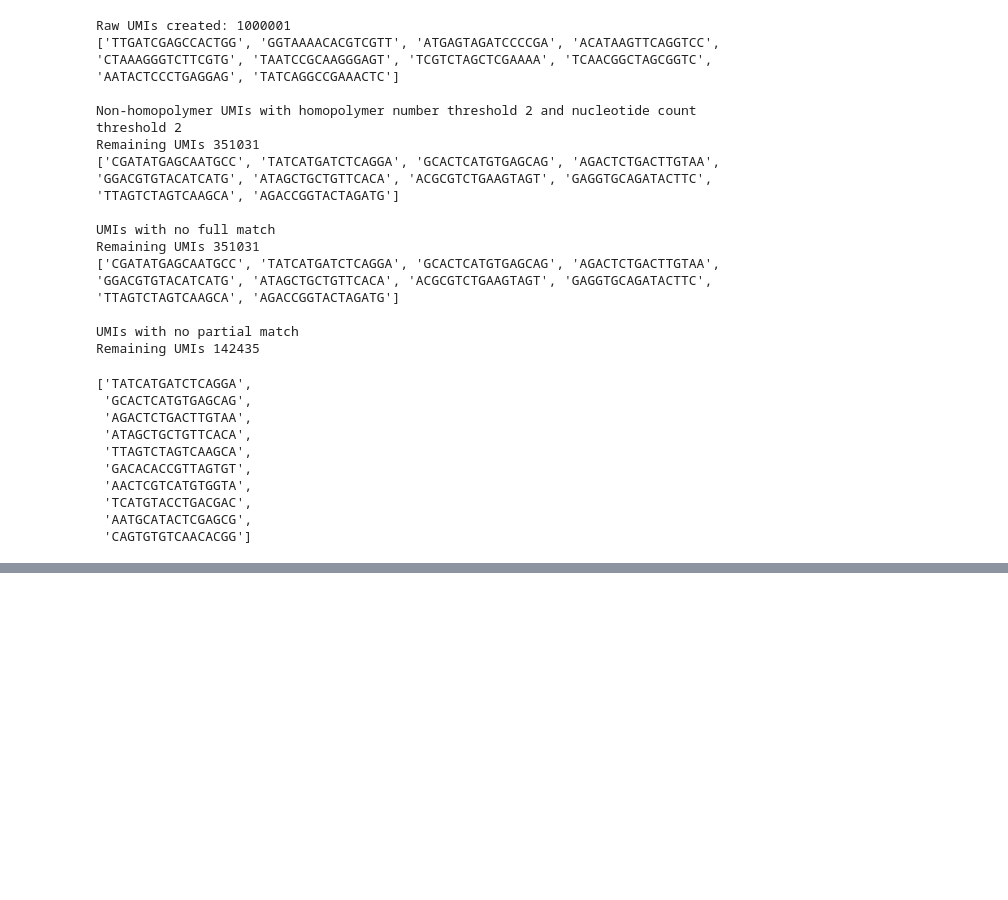
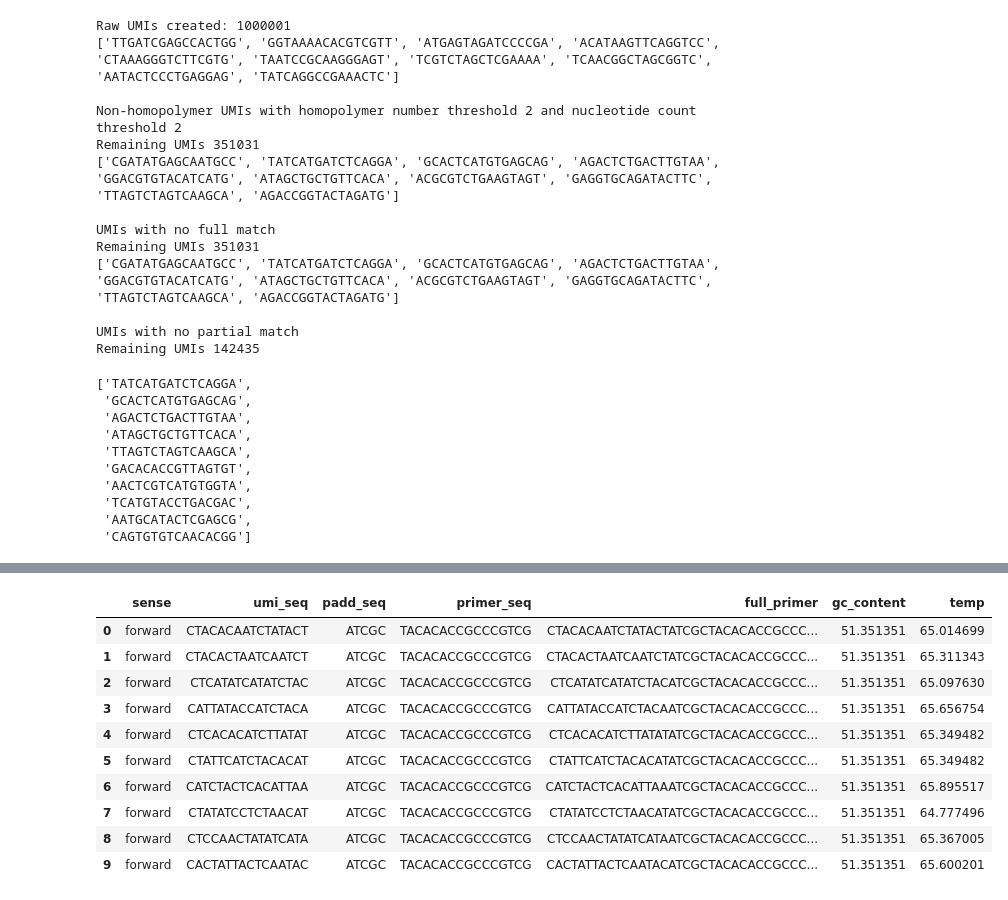
Before and after one commit to mftorres/ENTWINE, a Jupyter notebook: general_tools/create_test_umis.ipynb, the cells around one changed output, grey strips where cells are left out. Cells and saved outputs as stored; diff of their text form; code cells hidden in the pictures; blank space fills up the shorter version.

```diff
--- a/general_tools/create_test_umis.ipynb
+++ b/general_tools/create_test_umis.ipynb
@@ -372,0 +456,88 @@ tagged_primers.to_csv('./TEFa_Al33F-Al33R_tagged.csv', sep = '\t', index_label =
+# %%
+# finally, calculate GC content and annealing temperature
+# for the remaining 142435 umis (we need 96*2)
+# we can check the first 1000 or so umis
+# we will select those with compatible temperatures and good CG content
+
+# blasting this padd against internal transcribed spacer sequences from fungi (core_nt)
+# return no significant matches (too short of a sequence)
+
+padd = 'ATCGC'
+
+primer_forward = 'TACACACCGCCCGTCG'
+primer_reverse = 'CGATCGATTTGCACGTCAGA'
+
+gc_min = 46
+gc_max = 54
+
+# no more than 5 degree difference in annealing temperatures between primer pairs
+temp_min = 62
+temp_max = 67
+
+# how many tagged primers to generate
+# e.g. if num_primers = 96, it will generate 96 forward and 96 reverse
+num_primers = 25 # max number, we can select the "first 16 forward"
+
+# creates the table to store information
+tagged_primers = pd.DataFrame(columns = ['sense','umi_seq','padd_seq','primer_seq','full_primer','gc_content','temp'])
+
+# to make sure no same umi is used for two primers within one pair:
+# i.e. one umi used in a forward primer cannot longer be used for a forward.
+umi_track = []
+
+# initiate counters to generate just the primers necessary
+f_count = 0
+for umi in umis_selected: # umi_preselected[0:20000] if you want to test things fast, you can select the first e.g. 20000 rows
+    # padd should be between umi and primer to prevent the umi from acting as a primer
+    # see 10.1038/s41579-018-0116-y and 10.1111/mec.16460
+    if umi not in umi_track:
+        fullseq = umi + padd + primer_forward
+        # print(fullseq)
+        gc_content = gc_fraction(fullseq) * 100
+        # print(gc_content)
+        temp = mt.Tm_NN(fullseq)
+        # print(temp)
+        sense = 'forward' # python is zero indexed
+
+        # add thresholds if you wanna keep padd+umi+primer temperatures that overlap the
+        # PCR protocol annealing temperatures already
+        # and to keep the GC content close to 50% - second filter for that
+        # greater than or equal AND lesser then or equal to
+        if gc_min <= gc_content <= gc_max and temp_min <= temp <= temp_max:
+            row = [sense, umi, padd, primer_forward, fullseq, gc_content, temp]
+            tagged_primers.loc[len(tagged_primers)] = row # appends the row
+            umi_track.append(umi)
+            # add to the counters
+            f_count += 1
+            # print('passed %s'%(f_count))
+            if f_count == num_primers:
+                break
+print('done with forward primers')
+
+r_count = 0
+for umi in umis_selected: # umi_preselected[0:20000] if you want to test things fast, you can select the first e.g. 20000 rows
+    if umi not in umi_track:
+        fullseq = padd + umi + primer_reverse
+        gc_content = gc_fraction(fullseq) * 100
+        temp = mt.Tm_NN(fullseq)
+        sense = 'reverse' # python is zero indexed
+
+        if gc_min <= gc_content <= gc_max and temp_min <= temp <= temp_max:
+            row = [sense, umi, padd, primer_reverse, fullseq, gc_content, temp]
+            tagged_primers.loc[len(tagged_primers)] = row # appends the row
+            umi_track.append(umi)
+            r_count += 1
+            if r_count == num_primers:
+                break
+
+print('done with reverse primers')
+
+print('Umis generated under the thresholds: %s'%(len(tagged_primers)))
+print('Of which %s are forward and %s are reverse'%(len(tagged_primers[tagged_primers['sense'] == 'forward']),
+                                                    len(tagged_primers[tagged_primers['sense'] == 'reverse'])))
+
+# save the file
+tagged_primers.to_csv('./ITS9MUNngs_LR5F-ITSfull_tagged.csv', sep = '\t', index_label = 'index')
+
+tagged_primers.head(10)
+# %% [output]
@@ -372,0 +548,11 @@ tagged_primers.to_csv('./TEFa_Al33F-Al33R_tagged.csv', sep = '\t', index_label =
+|  | sense | umi_seq | padd_seq | primer_seq | full_primer | gc_content | temp |
+| 0 | forward | CTACACAATCTATACT | ATCGC | TACACACCGCCCGTCG | CTACACAATCTATACTATCGCTACACACCGCCC... | 51.351351 | 65.014699 |
+| 1 | forward | CTACACTAATCAATCT | ATCGC | TACACACCGCCCGTCG | CTACACTAATCAATCTATCGCTACACACCGCCC... | 51.351351 | 65.311343 |
+| 2 | forward | CTCATATCATATCTAC | ATCGC | TACACACCGCCCGTCG | CTCATATCATATCTACATCGCTACACACCGCCC... | 51.351351 | 65.097630 |
+| 3 | forward | CATTATACCATCTACA | ATCGC | TACACACCGCCCGTCG | CATTATACCATCTACAATCGCTACACACCGCCC... | 51.351351 | 65.656754 |
+| 4 | forward | CTCACACATCTTATAT | ATCGC | TACACACCGCCCGTCG | CTCACACATCTTATATATCGCTACACACCGCCC... | 51.351351 | 65.349482 |
+| 5 | forward | CTATTCATCTACACAT | ATCGC | TACACACCGCCCGTCG | CTATTCATCTACACATATCGCTACACACCGCCC... | 51.351351 | 65.349482 |
+| 6 | forward | CATCTACTCACATTAA | ATCGC | TACACACCGCCCGTCG | CATCTACTCACATTAAATCGCTACACACCGCCC... | 51.351351 | 65.895517 |
+| 7 | forward | CTATATCCTCTAACAT | ATCGC | TACACACCGCCCGTCG | CTATATCCTCTAACATATCGCTACACACCGCCC... | 51.351351 | 64.777496 |
+| 8 | forward | CTCCAACTATATCATA | ATCGC | TACACACCGCCCGTCG | CTCCAACTATATCATAATCGCTACACACCGCCC... | 51.351351 | 65.367005 |
+| 9 | forward | CACTATTACTCAATAC | ATCGC | TACACACCGCCCGTCG | CACTATTACTCAATACATCGCTACACACCGCCC... | 51.351351 | 65.600201 |
```
Also changed, not shown: parts of 12 cells of this notebook.
